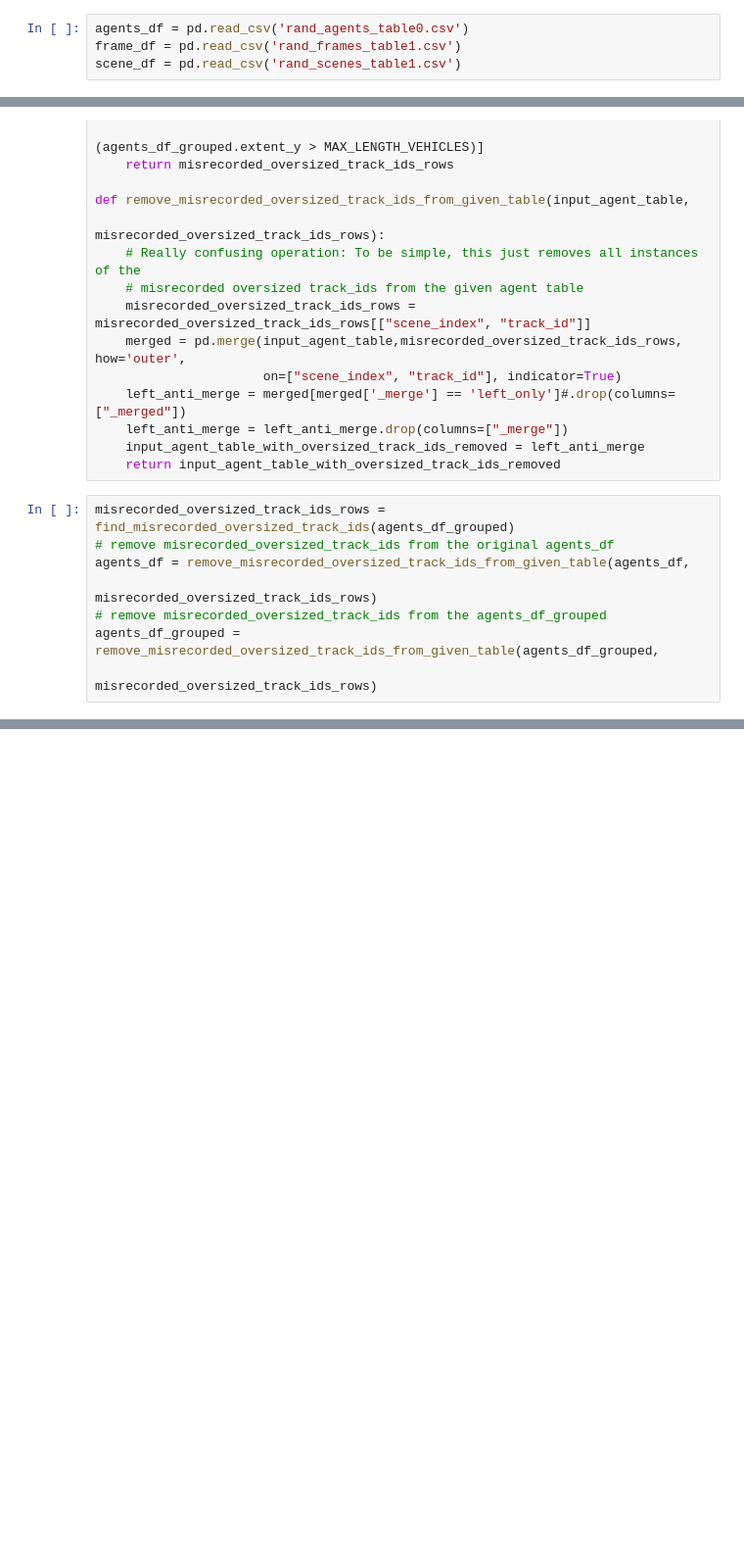
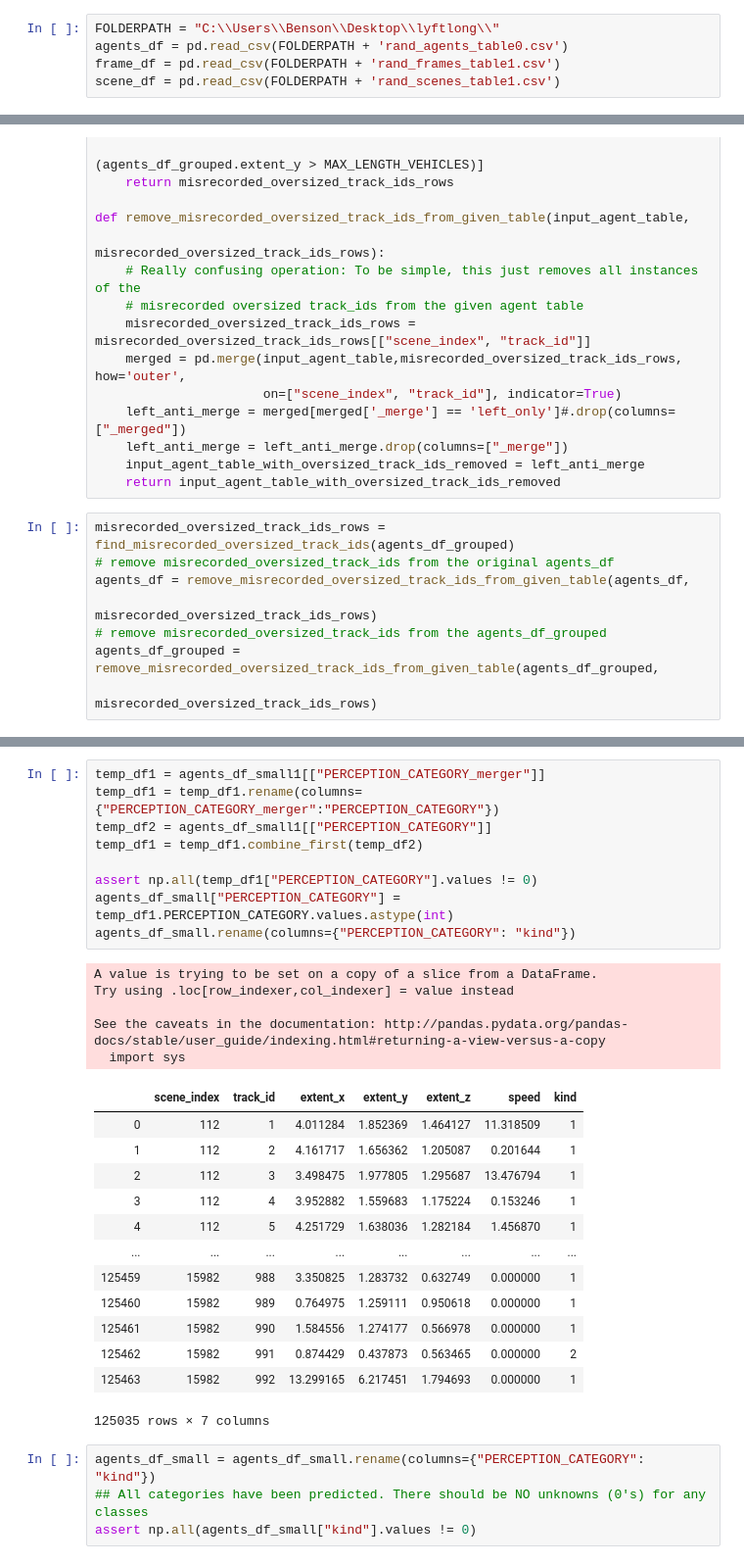
Before and after one commit to benduong2001/DS3_Lyft, a Jupyter notebook: lyft_neural_network_setup_new.ipynb, the cells around one changed output, grey strips where cells are left out. Shown: that part at 98% size. Cells and saved outputs as stored; diff of their text form; blank space fills up the shorter version.

```diff
--- a/lyft_neural_network_setup_new.ipynb
+++ b/lyft_neural_network_setup_new.ipynb
@@ -4,7 +6,8 @@ import numpy as np
 # %%
-agents_df = pd.read_csv('rand_agents_table0.csv')
-frame_df = pd.read_csv('rand_frames_table1.csv')
-scene_df = pd.read_csv('rand_scenes_table1.csv')
+FOLDERPATH = "C:\\Users\\Benson\\Desktop\\lyftlong\\"
+agents_df = pd.read_csv(FOLDERPATH + 'rand_agents_table0.csv')
+frame_df = pd.read_csv(FOLDERPATH + 'rand_frames_table1.csv')
+scene_df = pd.read_csv(FOLDERPATH + 'rand_scenes_table1.csv')
 # %%
 agents_df = agents_df.merge(frame_df[['frame_index', 'scene_index']], on='frame_index')
 agents_df
@@ -73,2 +182,34 @@ agents_df_grouped = remove_misrecorded_oversized_track_ids_from_given_table(agen
+# %%
+temp_df1 = agents_df_small1[["PERCEPTION_CATEGORY_merger"]]
+temp_df1 = temp_df1.rename(columns={"PERCEPTION_CATEGORY_merger":"PERCEPTION_CATEGORY"})
+temp_df2 = agents_df_small1[["PERCEPTION_CATEGORY"]]
+temp_df1 = temp_df1.combine_first(temp_df2)
+
+assert np.all(temp_df1["PERCEPTION_CATEGORY"].values != 0)
+agents_df_small["PERCEPTION_CATEGORY"] = temp_df1.PERCEPTION_CATEGORY.values.astype(int)
+agents_df_small.rename(columns={"PERCEPTION_CATEGORY": "kind"})
+# %% [output]
+A value is trying to be set on a copy of a slice from a DataFrame.
+Try using .loc[row_indexer,col_indexer] = value instead
+
+See the caveats in the documentation: http://pandas.pydata.org/pandas-docs/stable/user_guide/indexing.html#returning-a-view-versus-a-copy
+  import sys
+|  | scene_index | track_id | extent_x | extent_y | extent_z | speed | kind |
+| 0 | 112 | 1 | 4.011284 | 1.852369 | 1.464127 | 11.318509 | 1 |
+| 1 | 112 | 2 | 4.161717 | 1.656362 | 1.205087 | 0.201644 | 1 |
+| 2 | 112 | 3 | 3.498475 | 1.977805 | 1.295687 | 13.476794 | 1 |
+| 3 | 112 | 4 | 3.952882 | 1.559683 | 1.175224 | 0.153246 | 1 |
+| 4 | 112 | 5 | 4.251729 | 1.638036 | 1.282184 | 1.456870 | 1 |
+| ... | ... | ... | ... | ... | ... | ... | ... |
+| 125459 | 15982 | 988 | 3.350825 | 1.283732 | 0.632749 | 0.000000 | 1 |
+| 125460 | 15982 | 989 | 0.764975 | 1.259111 | 0.950618 | 0.000000 | 1 |
+| 125461 | 15982 | 990 | 1.584556 | 1.274177 | 0.566978 | 0.000000 | 1 |
+| 125462 | 15982 | 991 | 0.874429 | 0.437873 | 0.563465 | 0.000000 | 2 |
+| 125463 | 15982 | 992 | 13.299165 | 6.217451 | 1.794693 | 0.000000 | 1 |
+125035 rows × 7 columns
+# %%
+agents_df_small = agents_df_small.rename(columns={"PERCEPTION_CATEGORY": "kind"})
+## All categories have been predicted. There should be NO unknowns (0's) for any classes
+assert np.all(agents_df_small["kind"].values != 0)
 # %%
 agents_df
```
Also changed, not shown: parts of 20 cells of this notebook.
